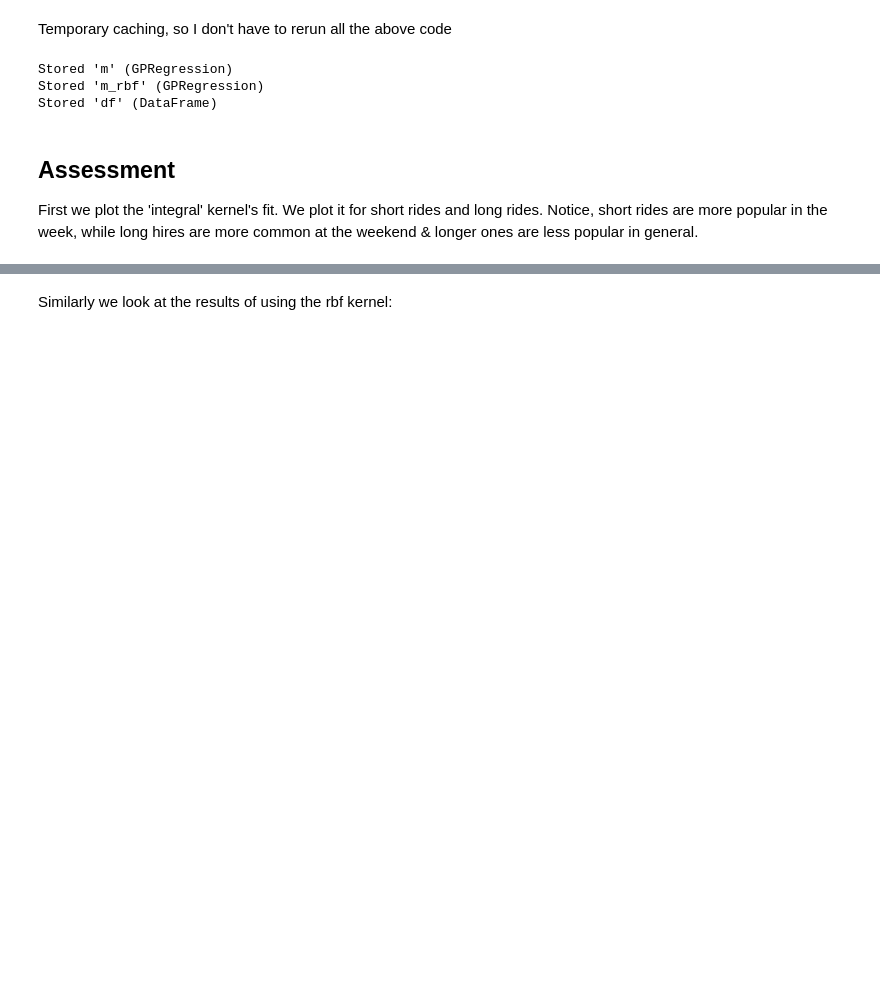
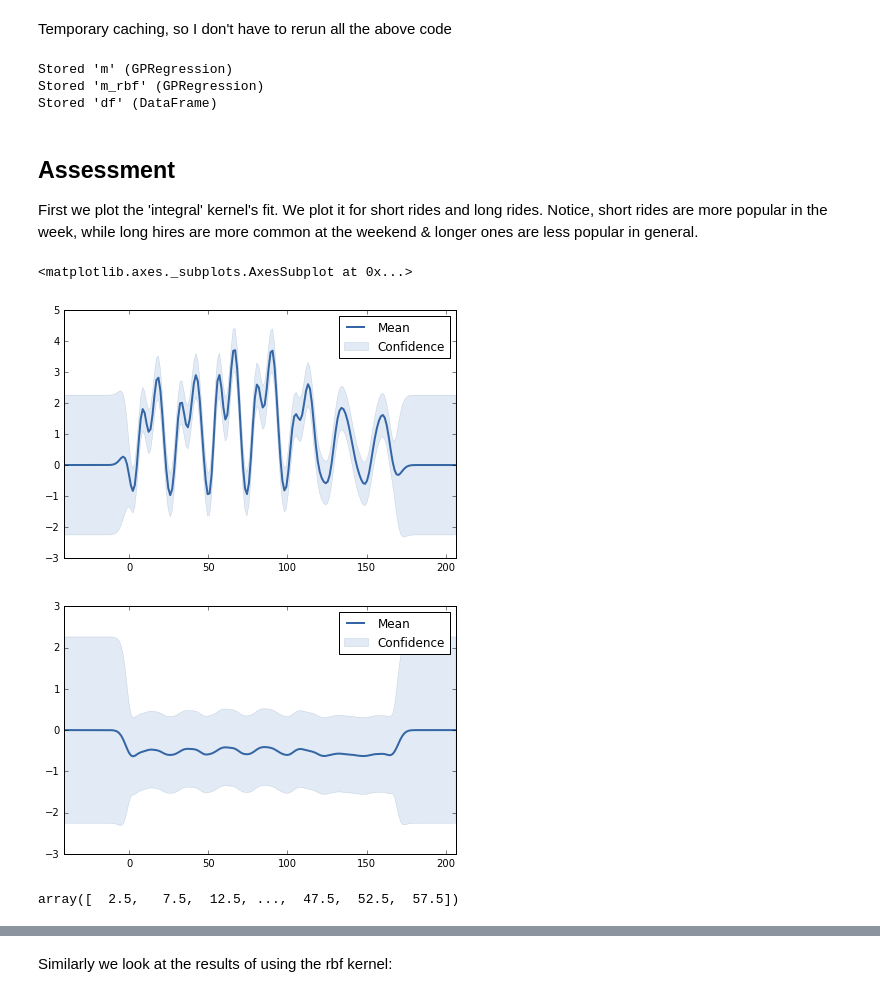
Before and after one commit to lionfish0/dp, a Jupyter notebook: New york bike hire.ipynb, the cells around one changed output, grey strips where cells are left out. Drawn from its saved outputs; the diff is of its cells as text; code cells hidden in the pictures; blank space fills up the shorter version.

```diff
--- a/New york bike hire.ipynb
+++ b/New york bike hire.ipynb
@@ -255,4 +265,15 @@ Stored 'df' (DataFrame)
 ## Assessment
 
 First we plot the 'integral' kernel's fit. We plot it for short rides and long rides. Notice, short rides are more popular in the week, while long hires are more common at the weekend & longer ones are less popular in general.
+# %%
+m.plot(fixed_inputs=[(1,0),(2,7.5/60),(3,0)],plot_data=False)
+m.plot(fixed_inputs=[(1,0),(2,57.5/60),(3,0)],plot_data=False)
+# %% [output]
+<matplotlib.axes._subplots.AxesSubplot at 0x...>
+[figure, added]
+[figure, added]
+# %%
+point_row_form_test[:,1]*60
+# %% [output]
+array([  2.5,   7.5,  12.5, ...,  47.5,  52.5,  57.5])
 # %%
```
Also changed, not shown: parts of 21 cells of this notebook.
